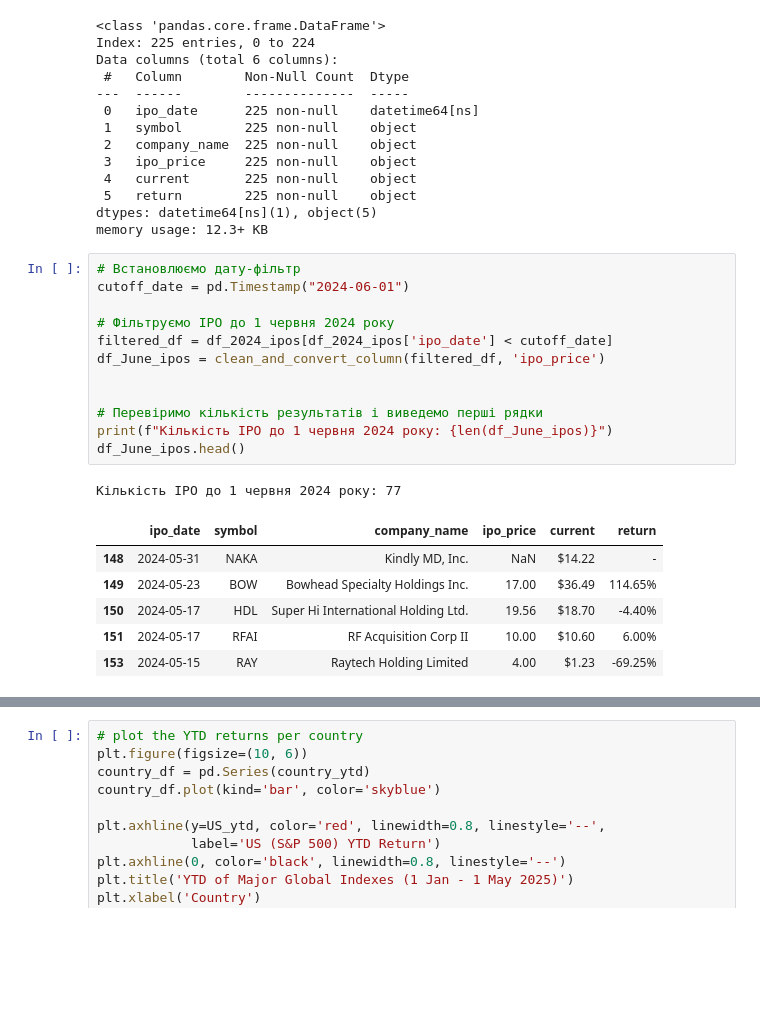
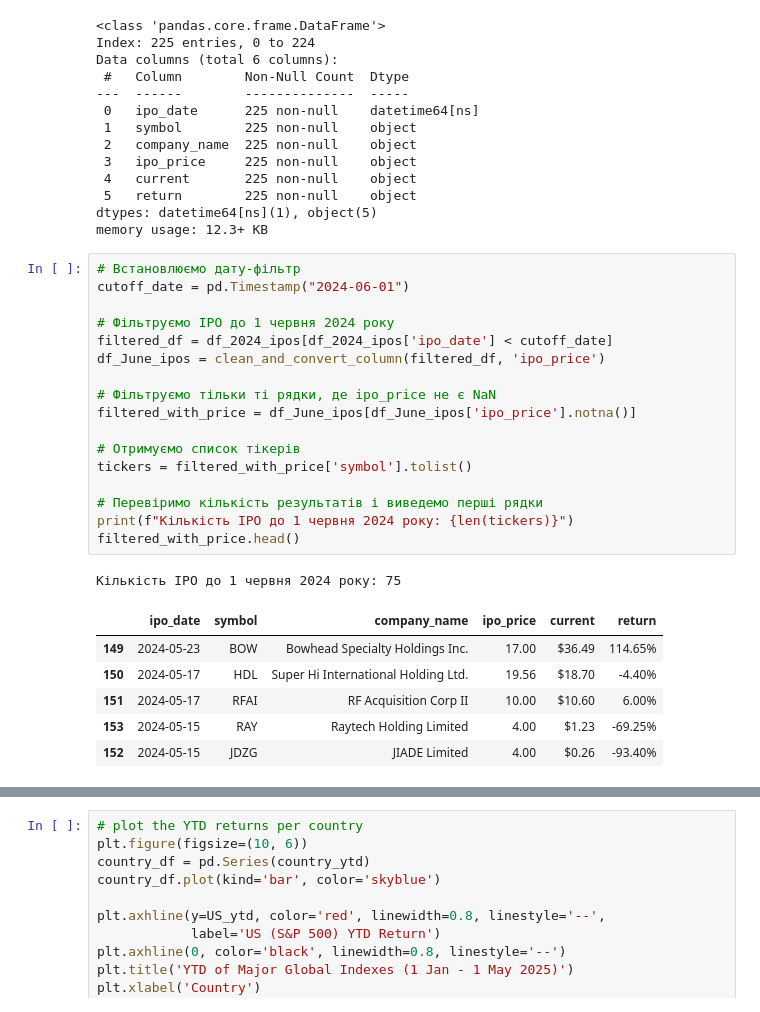
Before and after one commit to Jaguar838/stock-markets-analytics-zoomcamp, a Jupyter notebook: HW/2025/hw-02/hw-02.ipynb, the cells around one changed output, grey strips where cells are left out. Drawn from its saved outputs; the diff is of its cells as text; blank space fills up the shorter version.

```diff
--- a/HW/2025/hw-02/hw-02.ipynb
+++ b/HW/2025/hw-02/hw-02.ipynb
@@ -396,20 +396,25 @@ memory usage: 12.3+ KB
 # %%
 # Встановлюємо дату-фільтр
 cutoff_date = pd.Timestamp("2024-06-01")
 
 # Фільтруємо IPO до 1 червня 2024 року
 filtered_df = df_2024_ipos[df_2024_ipos['ipo_date'] < cutoff_date]
 df_June_ipos = clean_and_convert_column(filtered_df, 'ipo_price')
 
+# Фільтруємо тільки ті рядки, де ipo_price не є NaN
+filtered_with_price = df_June_ipos[df_June_ipos['ipo_price'].notna()]
+
+# Отримуємо список тікерів
+tickers = filtered_with_price['symbol'].tolist()
 
 # Перевіримо кількість результатів і виведемо перші рядки
-print(f"Кількість IPO до 1 червня 2024 року: {len(df_June_ipos)}")
-df_June_ipos.head()
+print(f"Кількість IPO до 1 червня 2024 року: {len(tickers)}")
+filtered_with_price.head()
 # %% [output]
-Кількість IPO до 1 червня 2024 року: 77
+Кількість IPO до 1 червня 2024 року: 75
 |  | ipo_date | symbol | company_name | ipo_price | current | return |
-| 148 | 2024-05-31 | NAKA | Kindly MD, Inc. | NaN | $14.22 | - |
 | 149 | 2024-05-23 | BOW | Bowhead Specialty Holdings Inc. | 17.00 | $36.49 | 114.65% |
 | 150 | 2024-05-17 | HDL | Super Hi International Holding Ltd. | 19.56 | $18.70 | -4.40% |
 | 151 | 2024-05-17 | RFAI | RF Acquisition Corp II | 10.00 | $10.60 | 6.00% |
 | 153 | 2024-05-15 | RAY | Raytech Holding Limited | 4.00 | $1.23 | -69.25% |
+| 152 | 2024-05-15 | JDZG | JIADE Limited | 4.00 | $0.26 | -93.40% |
```
Also changed, not shown: parts of 2 cells of this notebook.
